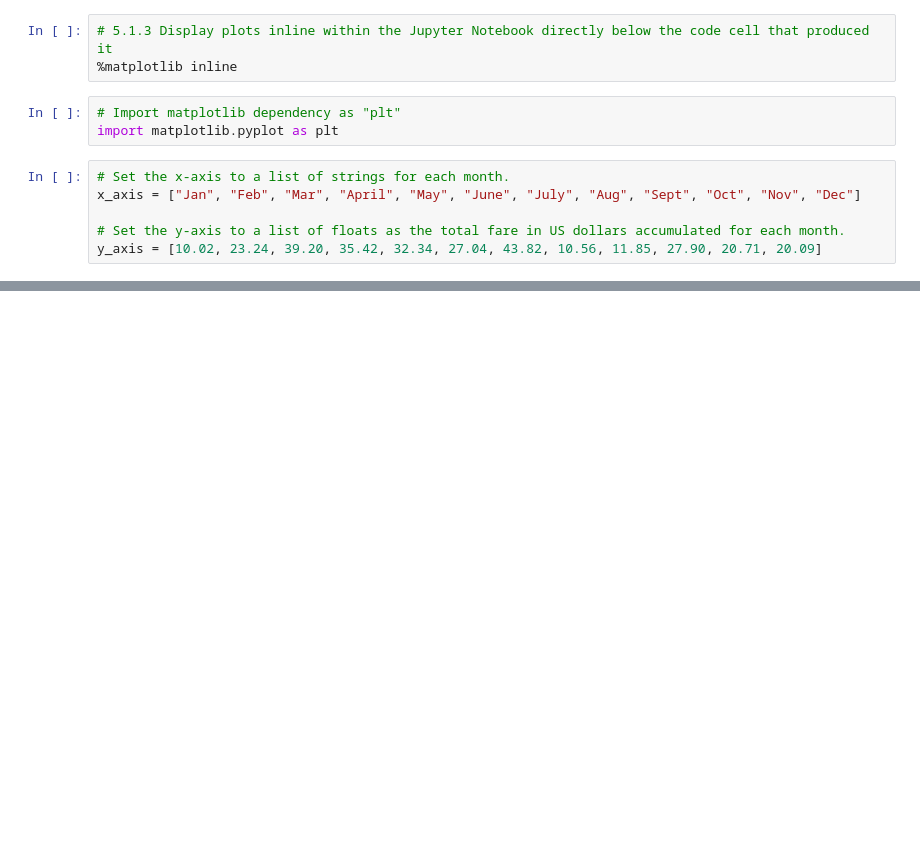
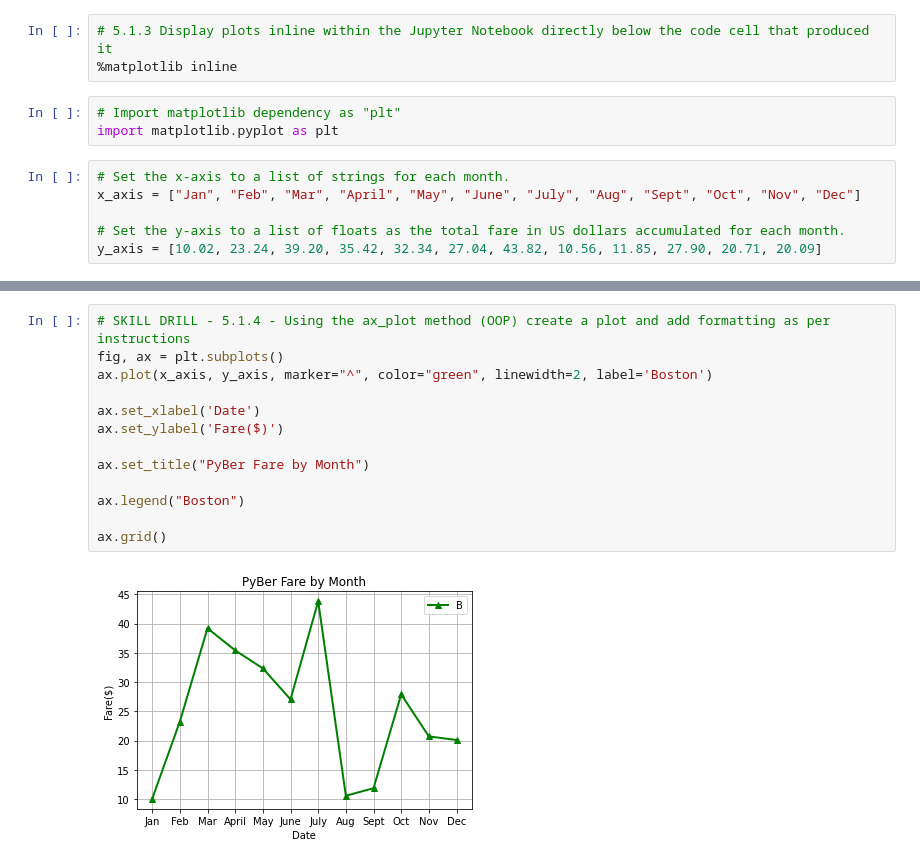
Before and after one commit to pmoores/PyBer_Analysis, a Jupyter notebook: matplotlib_practice.ipynb, the cells around one changed output, grey strips where cells are left out. Drawn from its saved outputs; the diff is of its cells as text; blank space fills up the shorter version.

```diff
--- a/matplotlib_practice.ipynb
+++ b/matplotlib_practice.ipynb
@@ -19,0 +53,15 @@ ax.plot(x_axis, y_axis)
+# %%
+# SKILL DRILL - 5.1.4 - Using the ax_plot method (OOP) create a plot and add formatting as per instructions
+fig, ax = plt.subplots()
+ax.plot(x_axis, y_axis, marker="^", color="green", linewidth=2, label='Boston')
+
+ax.set_xlabel('Date')
+ax.set_ylabel('Fare($)')
+
+ax.set_title("PyBer Fare by Month")
+
+ax.legend("Boston")
+
+ax.grid()
+# %% [output]
+[figure, added]
```
Also changed, not shown: parts of 24 cells of this notebook.
